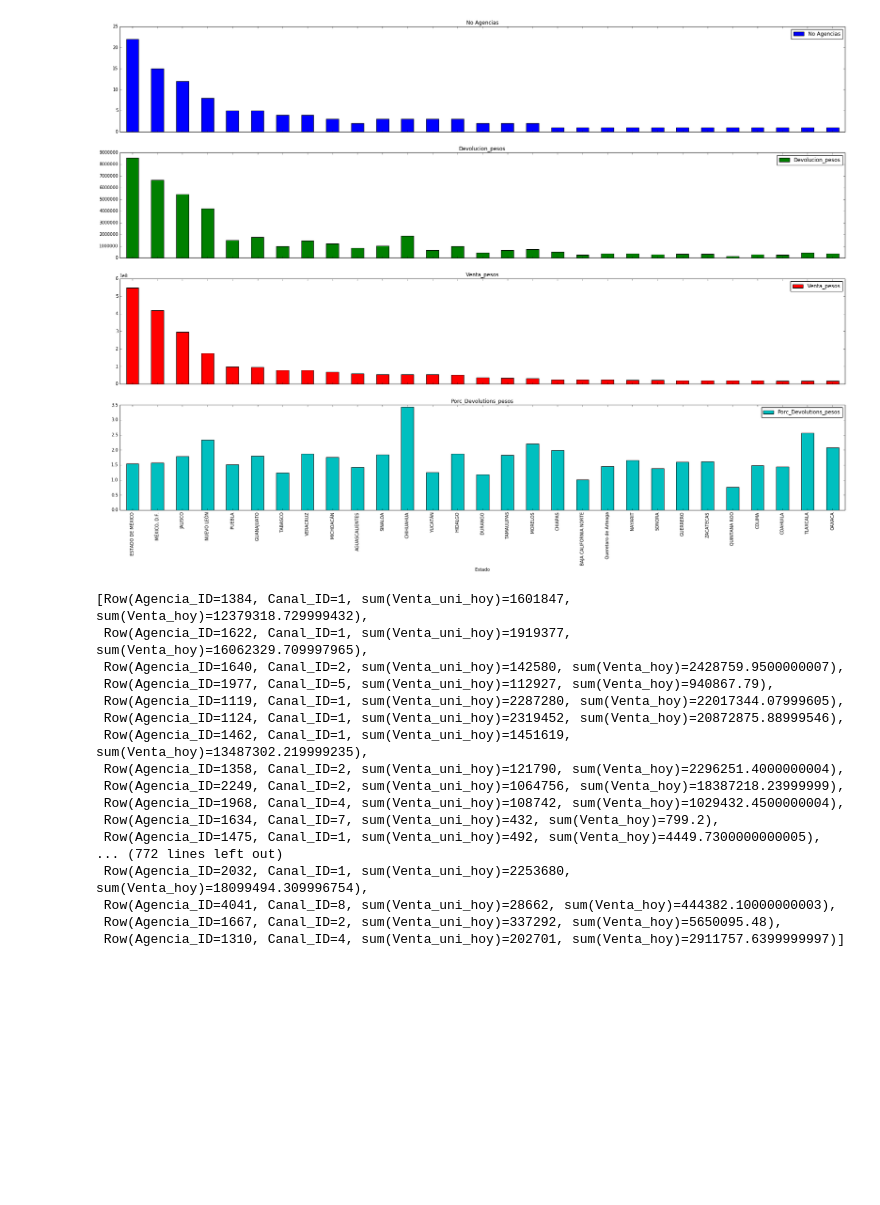
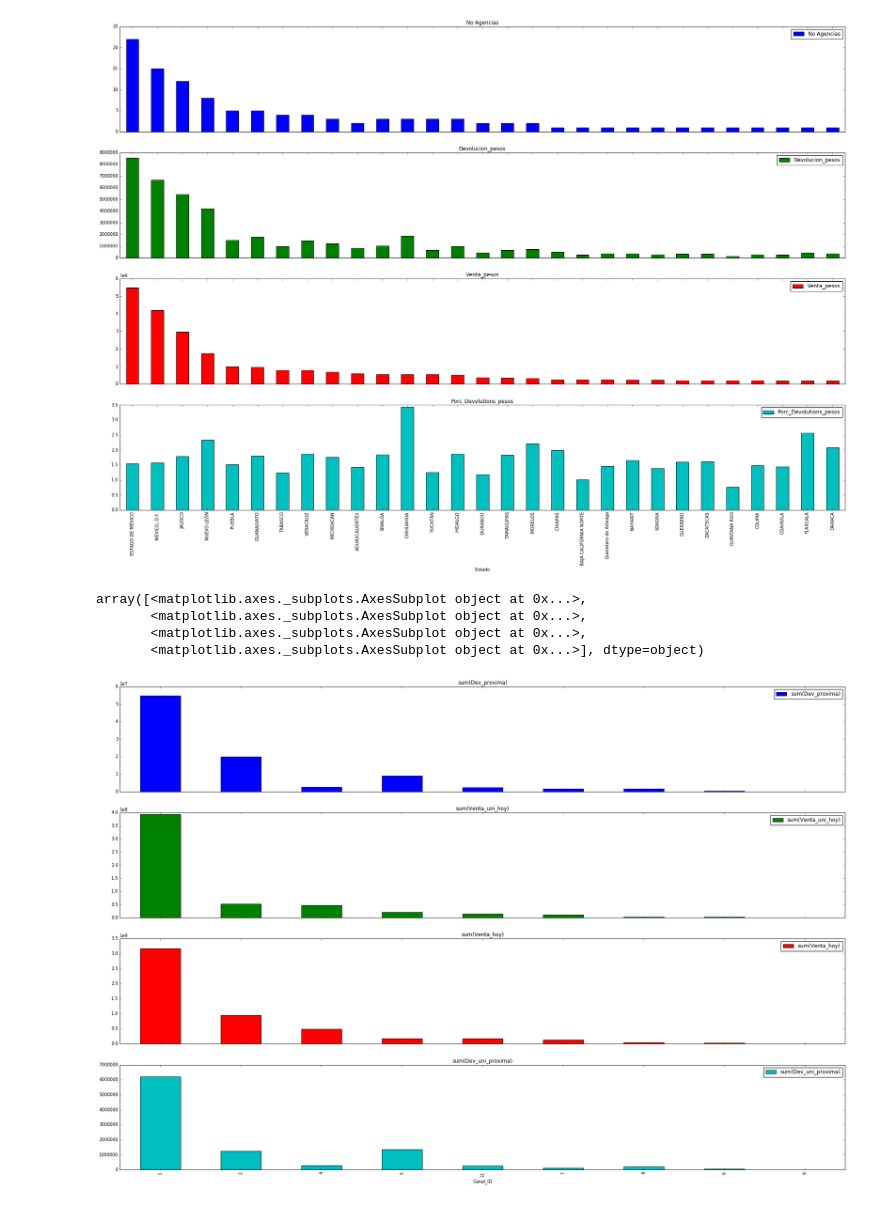
Before and after one commit to miguelvelazco0116/IBMDataScience, a Jupyter notebook: Bimbo Analysis.ipynb, the cells around one changed output. Saved outputs shown, nothing was run; the diff lists cells and outputs as text; code cells hidden in the pictures; blank space fills up the shorter version.

```diff
--- a/Bimbo Analysis.ipynb
+++ b/Bimbo Analysis.ipynb
@@ -534,20 +542,26 @@ df_CanalID = df_CanalID.groupby(["Agencia_ID","Canal_ID"]).agg({"Venta_uni_hoy":
-# %%
-df_CanalID
-# %% [output]
-[Row(Agencia_ID=1384, Canal_ID=1, sum(Venta_uni_hoy)=1601847, sum(Venta_hoy)=12379318.729999432),
- Row(Agencia_ID=1622, Canal_ID=1, sum(Venta_uni_hoy)=1919377, sum(Venta_hoy)=16062329.709997965),
- Row(Agencia_ID=1640, Canal_ID=2, sum(Venta_uni_hoy)=142580, sum(Venta_hoy)=2428759.9500000007),
- Row(Agencia_ID=1977, Canal_ID=5, sum(Venta_uni_hoy)=112927, sum(Venta_hoy)=940867.79),
- Row(Agencia_ID=1119, Canal_ID=1, sum(Venta_uni_hoy)=2287280, sum(Venta_hoy)=22017344.07999605),
- Row(Agencia_ID=1124, Canal_ID=1, sum(Venta_uni_hoy)=2319452, sum(Venta_hoy)=20872875.88999546),
- Row(Agencia_ID=1462, Canal_ID=1, sum(Venta_uni_hoy)=1451619, sum(Venta_hoy)=13487302.219999235),
- Row(Agencia_ID=1358, Canal_ID=2, sum(Venta_uni_hoy)=121790, sum(Venta_hoy)=2296251.4000000004),
- Row(Agencia_ID=2249, Canal_ID=2, sum(Venta_uni_hoy)=1064756, sum(Venta_hoy)=18387218.23999999),
- Row(Agencia_ID=1968, Canal_ID=4, sum(Venta_uni_hoy)=108742, sum(Venta_hoy)=1029432.4500000004),
- Row(Agencia_ID=1634, Canal_ID=7, sum(Venta_uni_hoy)=432, sum(Venta_hoy)=799.2),
- Row(Agencia_ID=1475, Canal_ID=1, sum(Venta_uni_hoy)=492, sum(Venta_hoy)=4449.7300000000005),
-... (772 lines left out)
- Row(Agencia_ID=2032, Canal_ID=1, sum(Venta_uni_hoy)=2253680, sum(Venta_hoy)=18099494.309996754),
- Row(Agencia_ID=4041, Canal_ID=8, sum(Venta_uni_hoy)=28662, sum(Venta_hoy)=444382.10000000003),
- Row(Agencia_ID=1667, Canal_ID=2, sum(Venta_uni_hoy)=337292, sum(Venta_hoy)=5650095.48),
- Row(Agencia_ID=1310, Canal_ID=4, sum(Venta_uni_hoy)=202701, sum(Venta_hoy)=2911757.6399999997)]
+# %%
+# df_CanalId0: dataframe grouped by Agencia_ID & Canal_ID
+# df_CanalId1: dataframe grouped by Canal_ID
+
+df_CanalID0 = df_CanalID.groupby(["Agencia_ID","Canal_ID"]).agg({"Venta_uni_hoy":"sum", "Venta_hoy":"sum","Dev_uni_proxima":"sum", "Dev_proxima":"sum"}).collect()
+df_CanalID1 = df_CanalID.groupby(["Canal_ID"]).agg({"Venta_uni_hoy":"sum", "Venta_hoy":"sum", "Dev_uni_proxima":"sum", "Dev_proxima":"sum"}).collect()
+# %%
+df_CanalID0 = spark.createDataFrame(df_CanalID0)
+df_CanalID1 = spark.createDataFrame(df_CanalID1)
+# %%
+pd_CanalID1 = df_CanalID1.toPandas()
+# %%
+pd_CanalID1 = pd_CanalID1.sort_values(by = ['sum(Venta_hoy)'], ascending = False)
+# %%
+# Plot:
+# - Devolutions by channel (units & pesos)
+# - Sales by channel (units & pesos)
+# the most important channel is the 1
+
+pd_CanalID1.plot.bar(x = 'Canal_ID', subplots = True, figsize = [30, 20])
+# %% [output]
+array([<matplotlib.axes._subplots.AxesSubplot object at 0x...>,
+       <matplotlib.axes._subplots.AxesSubplot object at 0x...>,
+       <matplotlib.axes._subplots.AxesSubplot object at 0x...>,
+       <matplotlib.axes._subplots.AxesSubplot object at 0x...>], dtype=object)
+[figure, added]
```
Also changed, not shown: parts of 19 cells of this notebook.
